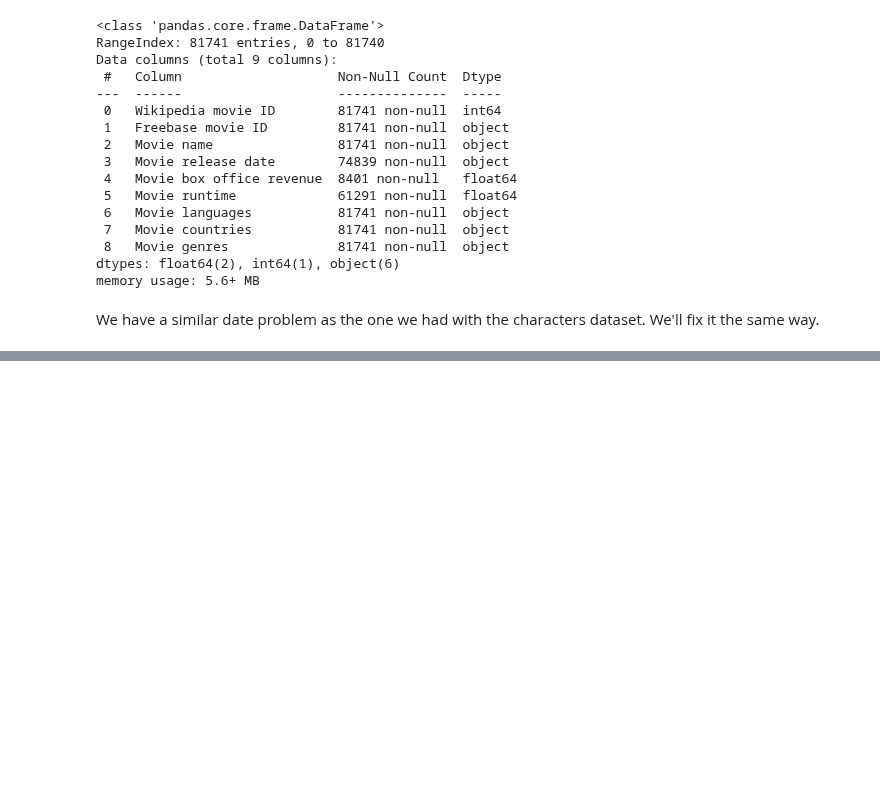
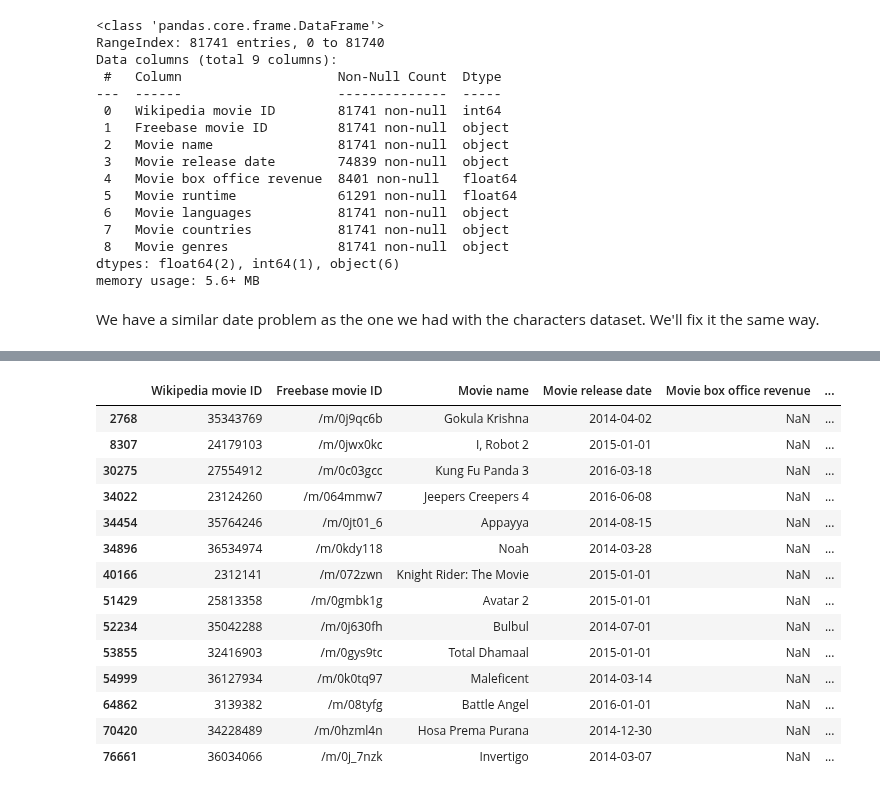
Before and after one commit to epfl-ada/ada-2023-project-radatouille, a Jupyter notebook: milestone_2.ipynb, the cells around one changed output, grey strips where cells are left out. Saved outputs shown, nothing was run; the diff lists cells and outputs as text; code cells hidden in the pictures; blank space fills up the shorter version.

```diff
--- a/milestone_2.ipynb
+++ b/milestone_2.ipynb
@@ -224,0 +296,18 @@ df_movies['Movie release date'] = pd.to_datetime(df_movies['Movie release date']
+# %%
+df_movies[df_movies['Movie release date'] > pd.to_datetime('2014')]
+# %% [output]
+|  | Wikipedia movie ID | Freebase movie ID | Movie name | Movie release date | Movie box office revenue | ... |
+| 2768 | 35343769 | /m/0j9qc6b | Gokula Krishna | 2014-04-02 | NaN | ... |
+| 8307 | 24179103 | /m/0jwx0kc | I, Robot 2 | 2015-01-01 | NaN | ... |
+| 30275 | 27554912 | /m/0c03gcc | Kung Fu Panda 3 | 2016-03-18 | NaN | ... |
+| 34022 | 23124260 | /m/064mmw7 | Jeepers Creepers 4 | 2016-06-08 | NaN | ... |
+| 34454 | 35764246 | /m/0jt01_6 | Appayya | 2014-08-15 | NaN | ... |
+| 34896 | 36534974 | /m/0kdy118 | Noah | 2014-03-28 | NaN | ... |
+| 40166 | 2312141 | /m/072zwn | Knight Rider: The Movie | 2015-01-01 | NaN | ... |
+| 51429 | 25813358 | /m/0gmbk1g | Avatar 2 | 2015-01-01 | NaN | ... |
+| 52234 | 35042288 | /m/0j630fh | Bulbul | 2014-07-01 | NaN | ... |
+| 53855 | 32416903 | /m/0gys9tc | Total Dhamaal | 2015-01-01 | NaN | ... |
+| 54999 | 36127934 | /m/0k0tq97 | Maleficent | 2014-03-14 | NaN | ... |
+| 64862 | 3139382 | /m/08tyfg | Battle Angel | 2016-01-01 | NaN | ... |
+| 70420 | 34228489 | /m/0hzml4n | Hosa Prema Purana | 2014-12-30 | NaN | ... |
+| 76661 | 36034066 | /m/0j_7nzk | Invertigo | 2014-03-07 | NaN | ... |
```
Also changed, not shown: parts of 29 cells of this notebook.
